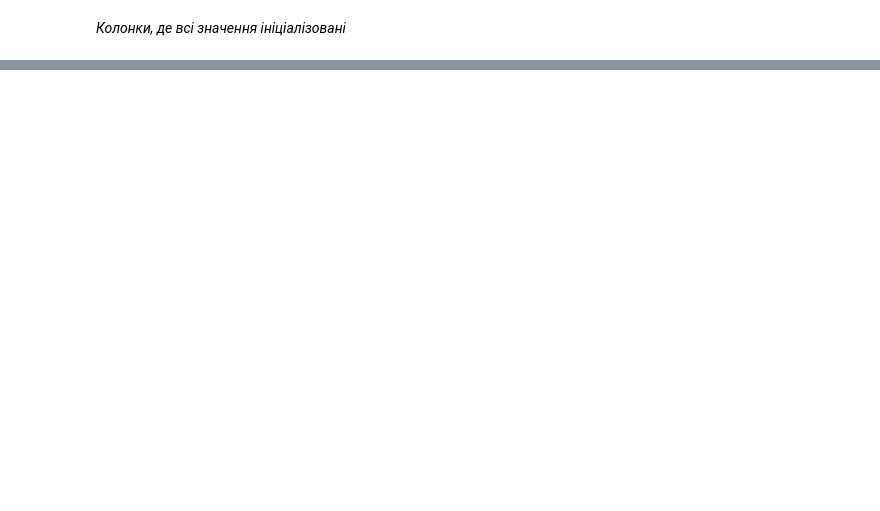
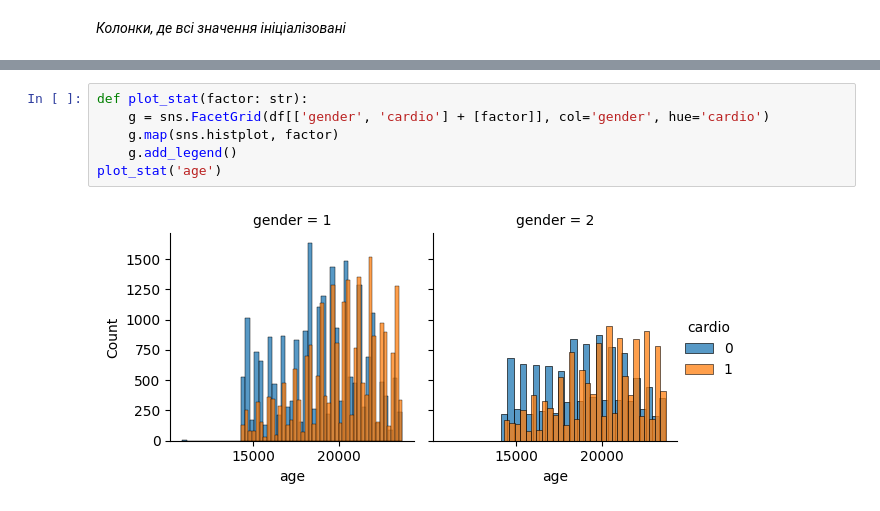
Before and after one commit to SideShowBoBGOT/DataAnalysisFourthSemester, a Jupyter notebook: CourseWork/work.ipynb, the cells around one changed output, grey strips where cells are left out. Saved outputs shown, nothing was run; the diff lists cells and outputs as text; blank space fills up the shorter version.

```diff
--- a/CourseWork/work.ipynb
+++ b/CourseWork/work.ipynb
@@ -72,0 +64,8 @@ dtype: bool
+# %%
+def plot_stat(factor: str):
+    g = sns.FacetGrid(df[['gender', 'cardio'] + [factor]], col='gender', hue='cardio')
+    g.map(sns.histplot, factor)
+    g.add_legend()
+plot_stat('age')
+# %% [output]
+[figure, added]
```
Also changed, not shown: parts of 31 cells of this notebook, 4 other files.
